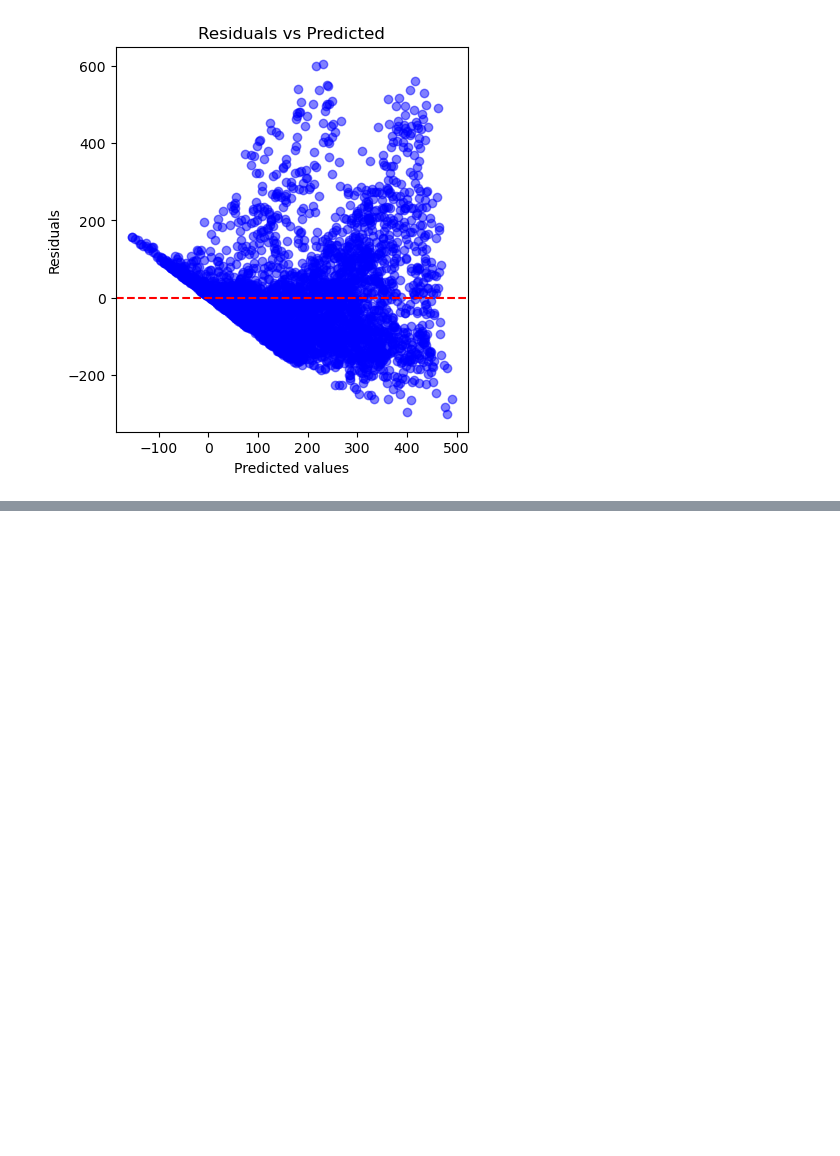
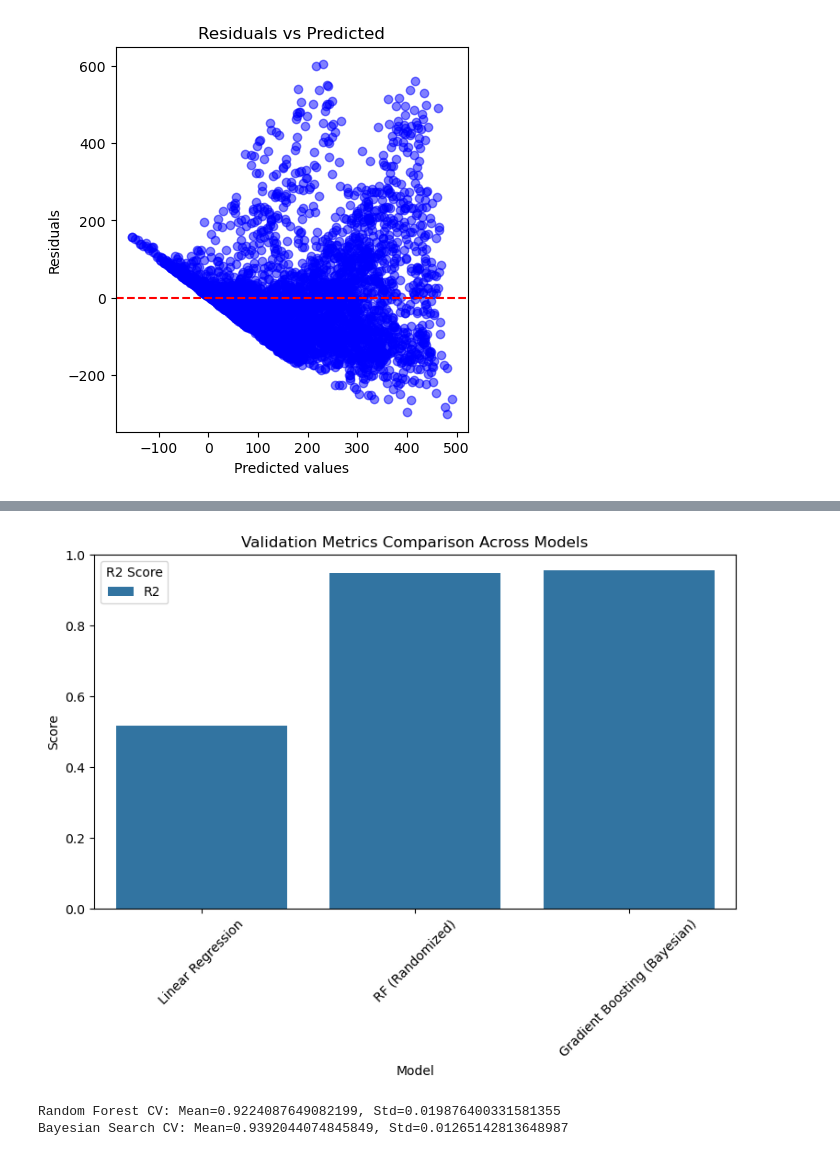
Before and after one commit to clairestewart03/ML-fundamentals-2025, a Jupyter notebook: assignment_2_claire_stewart.ipynb, the cells around one changed output, grey strips where cells are left out. Saved outputs shown, nothing was run; the diff lists cells and outputs as text; code cells hidden in the pictures; blank space fills up the shorter version.

```diff
--- a/assignment_2_claire_stewart.ipynb
+++ b/assignment_2_claire_stewart.ipynb
@@ -479,0 +571,37 @@ Best Gradient Boosting (Bayesian Optimization) Parameters: OrderedDict({'learnin
+# %%
+# Task 7: Hyperparameter Tuning - Cross Validating
+
+# Create a DataFrame that holds R2
+val_comparison = pd.DataFrame(
+    { "Model": ["Linear Regression","RF (Randomized)","Gradient Boosting (Bayesian)",],
+     "R2": [baseline_r2, rs_r2, bs_r2,]
+    }
+)
+
+# Melt the DataFrame
+val_comparison_melted = val_comparison.melt(
+id_vars='Model',
+value_vars=['R2'],
+var_name='R2 Score',
+value_name='Score'
+)
+
+# Create a bar plot to compare R2
+plt.figure(figsize=(9, 5))
+sns.barplot(x='Model', y='Score', hue='R2 Score', data=val_comparison_melted)
+plt.title("Validation Metrics Comparison Across Models")
+plt.xticks(rotation=45)
+plt.ylim(0, 1)
+plt.show()
+
+# Random Forest CV
+rf_cv_r2 = cross_val_score(best_rs_model, x_train, y_train, cv=ts, scoring='r2')
+print(f"Random Forest CV: Mean={rf_cv_r2.mean()}, Std={rf_cv_r2.std()}")
+
+# Bayes CV
+bayes_cv = cross_val_score(best_bayes, x_train, y_train, cv=ts, scoring='r2')
+print(f"Bayesian Search CV: Mean={bayes_cv.mean()}, Std={bayes_cv.std()}")
+# %% [output]
+[figure, added]
+Random Forest CV: Mean=0.9224087649082199, Std=0.019876400331581355
+Bayesian Search CV: Mean=0.9392044074845849, Std=0.01265142813648987
```
Also changed, not shown: parts of 20 cells of this notebook.
